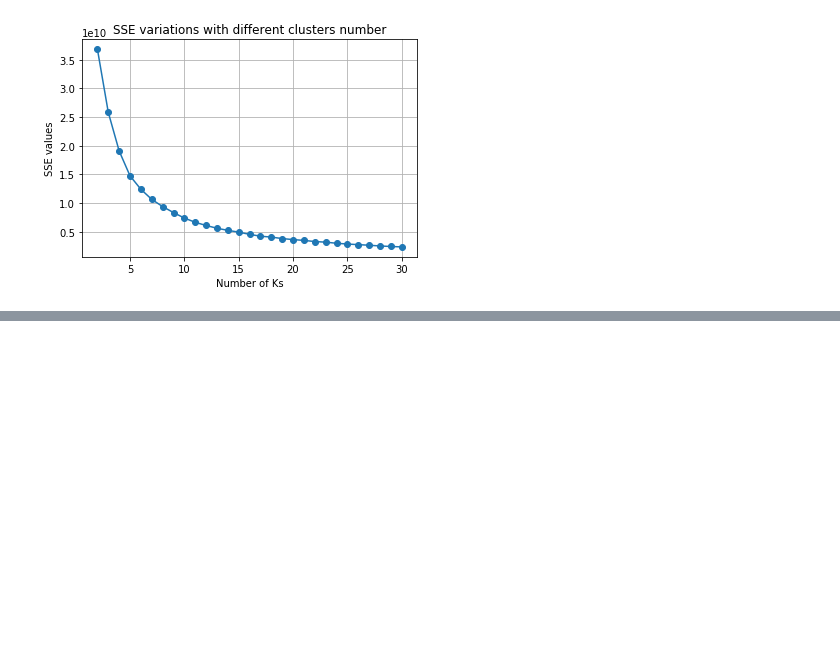
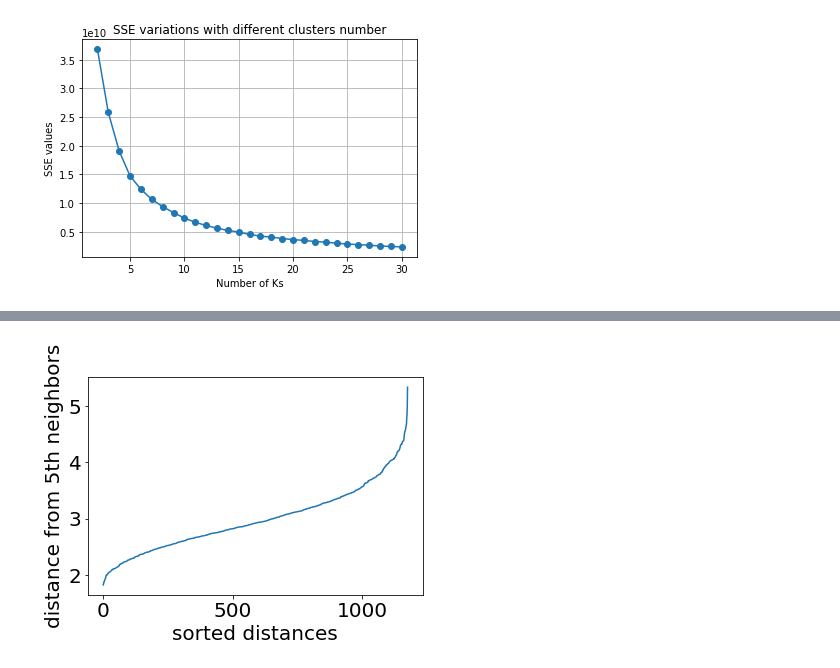
Before and after one commit to samucucchi/DataMining-1, a Jupyter notebook: DataClustering-attrition.ipynb, the cells around one changed output, grey strips where cells are left out. Drawn from its saved outputs; the diff is of its cells as text; code cells hidden in the pictures; blank space fills up the shorter version.

```diff
--- a/DataClustering-attrition.ipynb
+++ b/DataClustering-attrition.ipynb
@@ -79,7 +81,3 @@ from sklearn.preprocessing import StandardScaler, MinMaxScaler
 import matplotlib.pyplot as plt
 
 df = pd.read_csv("./Dataset/attrition.csv")
-# %%
-attr = ['Age','YearsAtCompany','JobLevel','TotalWorkingYears','YearsInCurrentRole','Education',
-         'YearsSinceLastPromotion','YearsWithCurrManager','MonthlyIncome','NumCompaniesWorked']
-df=df[attr]
@@ -109,0 +84,21 @@ eps:4.9 --- (array([0]), array([1176]))
+# %%
+to_push = ['Age', 'DistanceFromHome','Education','EnvironmentSatisfaction',
+           'JobInvolvement','JobLevel','JobSatisfaction','MonthlyIncome',
+           'NumCompaniesWorked','RelationshipSatisfaction','TotalWorkingYears',
+           'WorkLifeBalance','YearsAtCompany','YearsInCurrentRole',
+           'YearsSinceLastPromotion','YearsWithCurrManager']
+
+to_push_2 = ['Age', 'DistanceFromHome','Education','JobLevel','MonthlyIncome',
+             'NumCompaniesWorked','TotalWorkingYears','YearsAtCompany',
+             'YearsInCurrentRole','YearsSinceLastPromotion','YearsWithCurrManager']
+
+to_push_3 = ['Age', 'DistanceFromHome','Education','JobLevel','MonthlyIncome',
+             'NumCompaniesWorked','TotalWorkingYears','YearsAtCompany',
+             'YearsMean']
+
+to_push_4 = ['Age', 'DistanceFromHome','MonthlyIncome','NumCompaniesWorked',
+             'TotalWorkingYears','YearsAtCompany']
+
+
+dfx=df[to_push_3]
+X = StandardScaler().fit_transform(dfx.values)
@@ -109,0 +144,19 @@ eps:4.9 --- (array([0]), array([1176]))
+# %%
+from scipy.spatial.distance import pdist, squareform
+
+dist = pdist(X,"euclidean")
+dist = squareform(dist)
+
+k = 5
+kth_distances = []
+for d in dist:
+    index_kth_distance = np.argsort(d)[k]
+    kth_distances.append(d[index_kth_distance])
+
+plt.plot( range(0,len(kth_distances)), sorted(kth_distances))
+plt.ylabel('distance from 5th neighbors',fontsize=20)
+plt.xlabel('sorted distances', fontsize=20)
+
+plt.tick_params(axis='both',labelsize=20)
+# %% [output]
+[figure, added]
```
Also changed, not shown: parts of 8 cells of this notebook, 7 other files.
